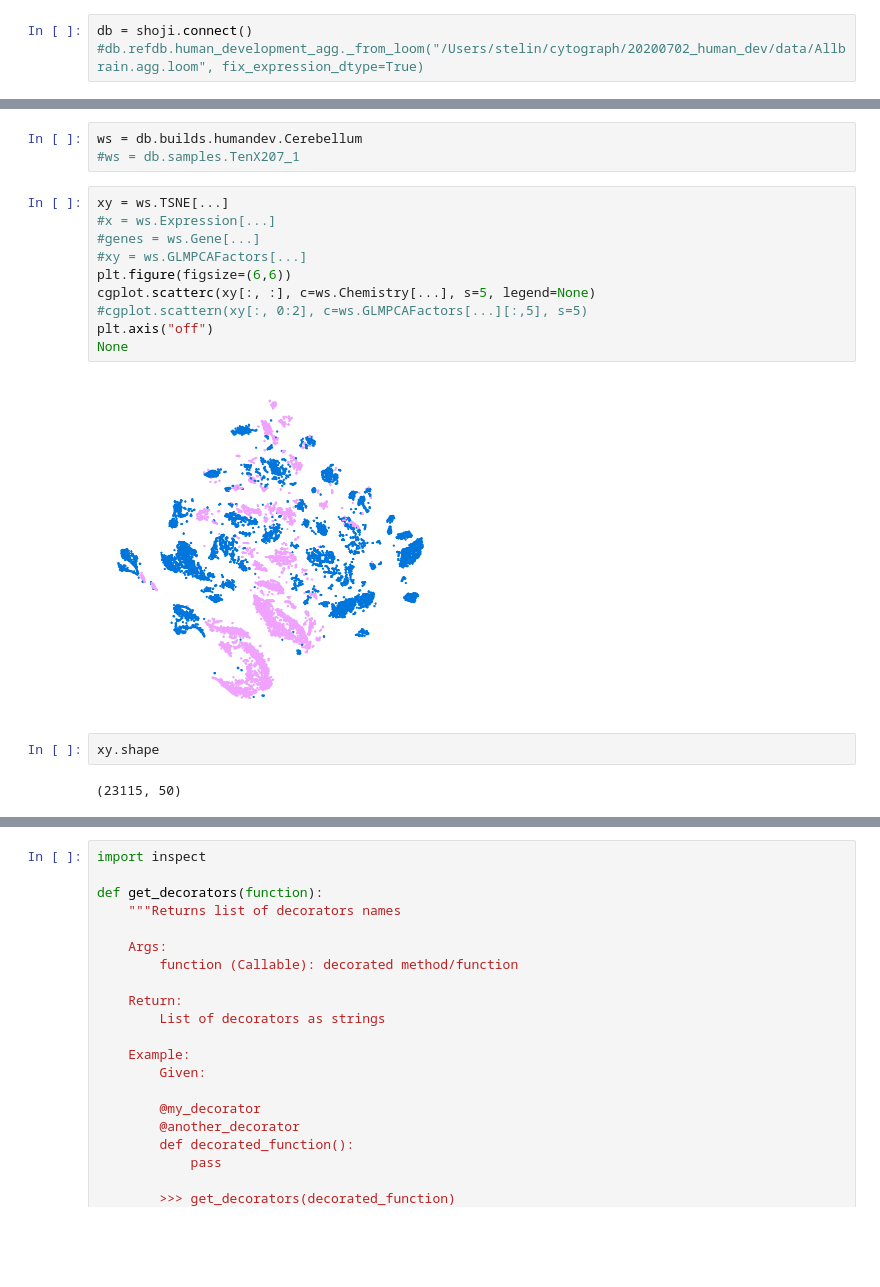
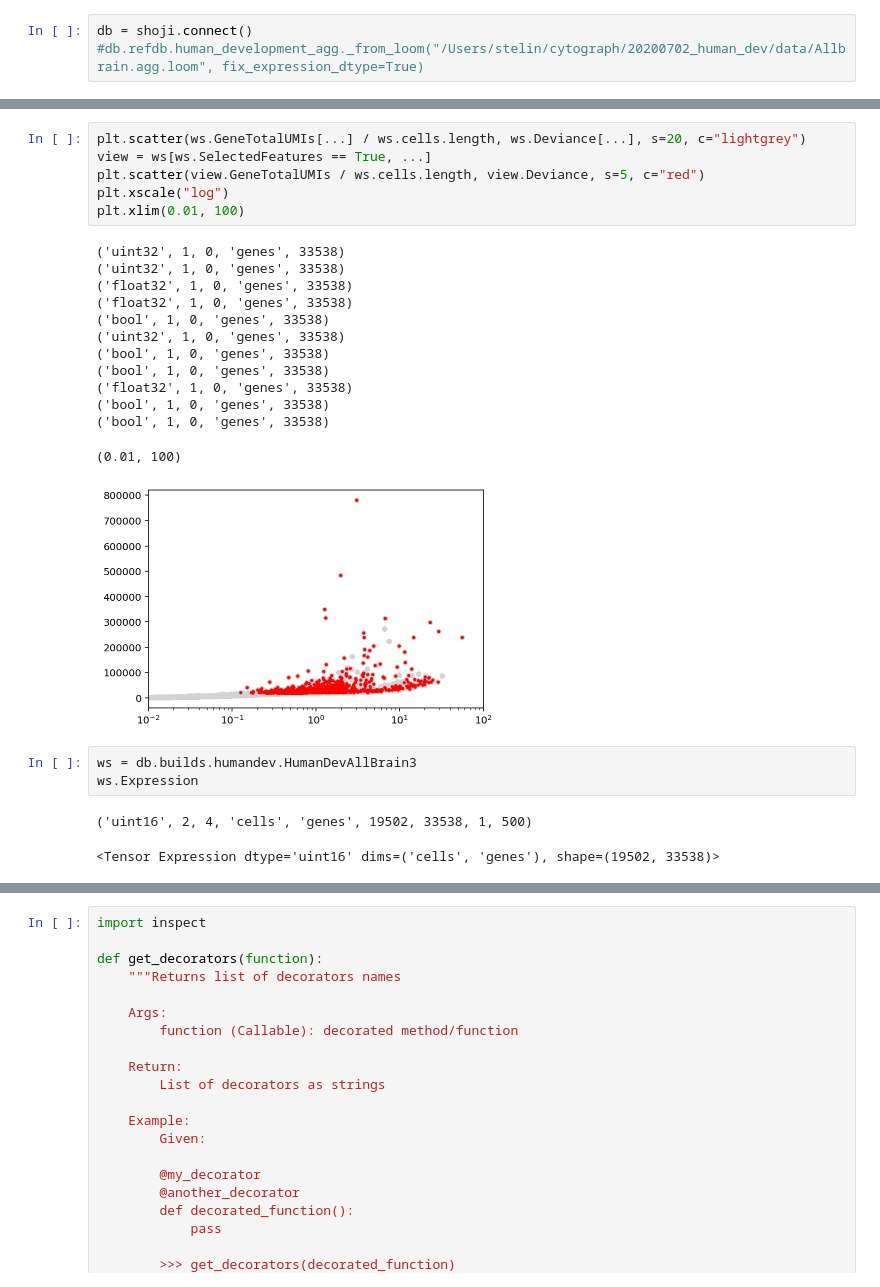
Before and after one commit to linnarsson-lab/shoji, a Jupyter notebook: notebooks/Untitled.ipynb, the cells around one changed output, grey strips where cells are left out. Saved outputs shown, nothing was run; the diff lists cells and outputs as text; blank space fills up the shorter version.

```diff
--- a/notebooks/Untitled.ipynb
+++ b/notebooks/Untitled.ipynb
@@ -20,19 +73,26 @@ db = shoji.connect()
+# %%
+plt.scatter(ws.GeneTotalUMIs[...] / ws.cells.length, ws.Deviance[...], s=20, c="lightgrey")
+view = ws[ws.SelectedFeatures == True, ...]
+plt.scatter(view.GeneTotalUMIs / ws.cells.length, view.Deviance, s=5, c="red")
+plt.xscale("log")
+plt.xlim(0.01, 100)
+# %% [output]
+('uint32', 1, 0, 'genes', 33538)
+('uint32', 1, 0, 'genes', 33538)
+('float32', 1, 0, 'genes', 33538)
+('float32', 1, 0, 'genes', 33538)
+('bool', 1, 0, 'genes', 33538)
+('uint32', 1, 0, 'genes', 33538)
+('bool', 1, 0, 'genes', 33538)
+('bool', 1, 0, 'genes', 33538)
+('float32', 1, 0, 'genes', 33538)
+('bool', 1, 0, 'genes', 33538)
+('bool', 1, 0, 'genes', 33538)
+(0.01, 100)
+[figure, added]
 # %%
-ws = db.builds.humandev.Cerebellum
-#ws = db.samples.TenX207_1
+ws = db.builds.humandev.HumanDevAllBrain3
+ws.Expression
+# %% [output]
+('uint16', 2, 4, 'cells', 'genes', 19502, 33538, 1, 500)
+<Tensor Expression dtype='uint16' dims=('cells', 'genes'), shape=(19502, 33538)>
-# %%
-xy = ws.TSNE[...]
-#x = ws.Expression[...]
-#genes = ws.Gene[...]
-#xy = ws.GLMPCAFactors[...]
-plt.figure(figsize=(6,6))
-cgplot.scatterc(xy[:, :], c=ws.Chemistry[...], s=5, legend=None)
-#cgplot.scattern(xy[:, 0:2], c=ws.GLMPCAFactors[...][:,5], s=5)
-plt.axis("off")
-None
-# %% [output]
-[figure, removed]
-# %%
-xy.shape
-# %% [output]
-(23115, 50)
```
Also changed, not shown: parts of 36 cells of this notebook, 10 other files.
